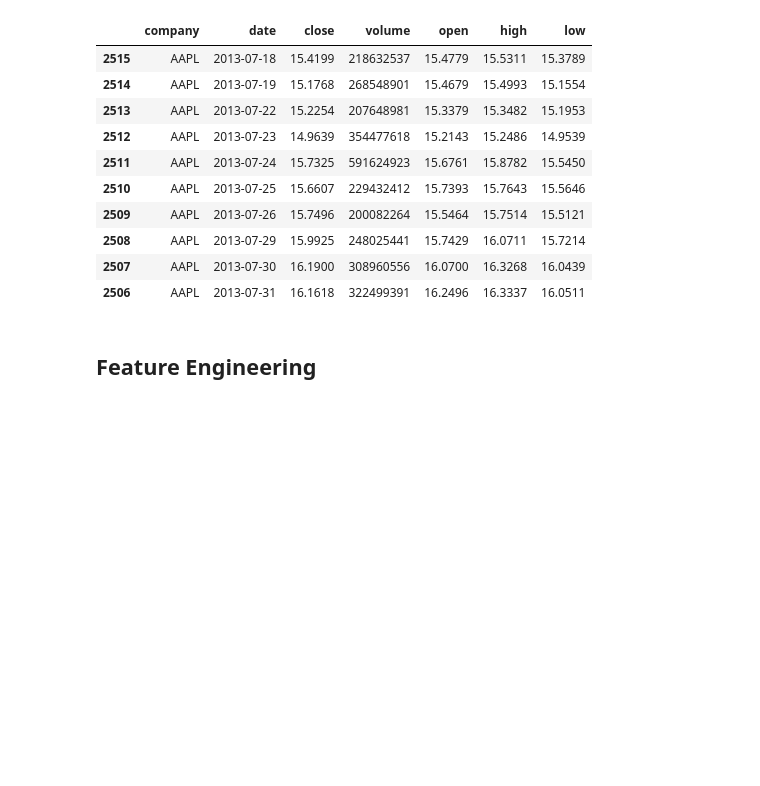
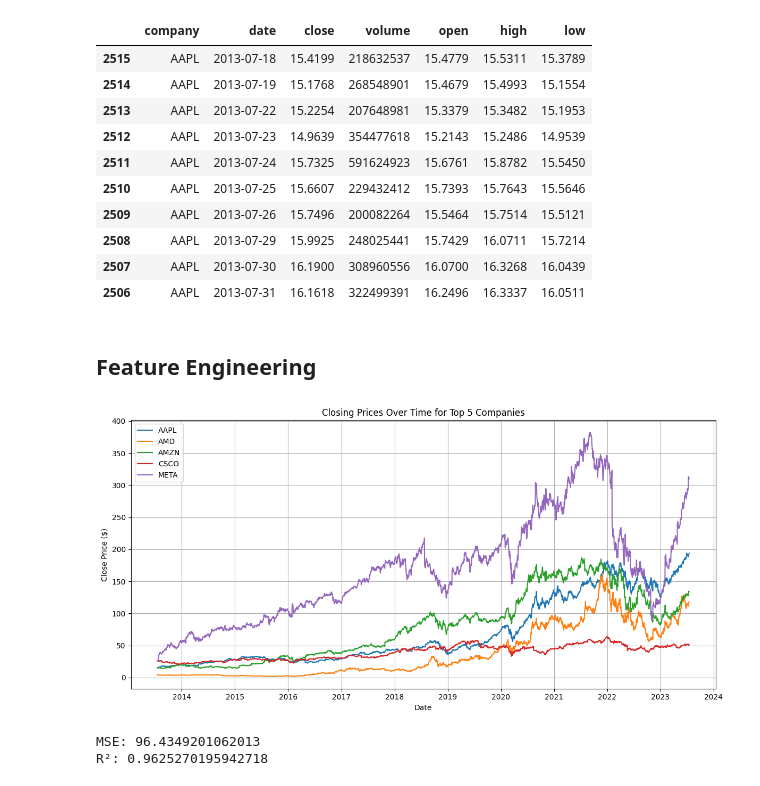
Before and after one commit to fabiola-rojas/itcs3162-final, a Jupyter notebook: itcs3162-final-proj.ipynb, the cells around one changed output. Cells and saved outputs as stored; diff of their text form; code cells hidden in the pictures; blank space fills up the shorter version.

```diff
--- a/itcs3162-final-proj.ipynb
+++ b/itcs3162-final-proj.ipynb
@@ -127,3 +133,51 @@ df['gap'] = df['open'] - df['prev_close']
 df['day_of_week'] = df['date'].dt.day_name()
 df['month'] = df['date'].dt.month
 df['year'] = df['date'].dt.year
+
+# Calculate dailyt returns and volatility
+df['daily_return_pct'] = df.groupby('company')['close'].pct_change() * 100
+df['volatility_5d'] = df.groupby('company')['daily_return_pct'].rolling(window=5).std().reset_index(level=0, drop=True)
+# %%
+top_companies = df['company'].value_counts().head(5).index.tolist()
+df_top = df[df['company'].isin(top_companies)]
+plt.figure(figsize=(12, 6))
+for company in top_companies:
+    company_data = df_top[df_top['company'] == company]
+    plt.plot(company_data['date'], company_data['close'], label=company)
+plt.title("Closing Prices Over Time for Top 5 Companies")
+plt.xlabel("Date")
+plt.ylabel("Close Price ($)")
+plt.legend()
+plt.grid(True)
+plt.tight_layout()
+plt.show()
+# %% [output]
+[figure, added]
+# %%
+#Predicting AAPL's closing price 250 days into the future
+df_aapl = df[df['company'] == 'AAPL'].copy()
+# 2. Lag features
+lag_features = ['open', 'high', 'low', 'volume', 'gap', 'volatility_5d']
+for col in lag_features:
+    df_aapl[f'{col}_lag1'] = df_aapl[col].shift(1)
+# 3. Create target
+df_aapl['target_close'] = df_aapl['close'].shift(-250)
+features = [f'{col}_lag1' for col in lag_features]
+X = df_aapl[features]
+y = df_aapl['target_close']
+# 5. Drop rows where target is missing (don't drop X NaNs)
+valid = y.notna()
+X = X.loc[valid]
+y = y.loc[valid]
+# 6. Train-test split
+X_train, X_test, y_train, y_test = train_test_split(X, y, test_size=0.2, random_state=42)
+# 7. Train HistGradientBoostingRegressor (handles NaNs in X)
+model = HistGradientBoostingRegressor()
+model.fit(X_train, y_train)
+# 8. Predict and evaluate
+y_pred = model.predict(X_test)
+print("MSE:", mean_squared_error(y_test, y_pred))
+print("R²:", r2_score(y_test, y_pred))
+# %% [output]
+MSE: 96.4349201062013
+R²: 0.9625270195942718
```
Also changed, not shown: parts of 2 cells of this notebook.
